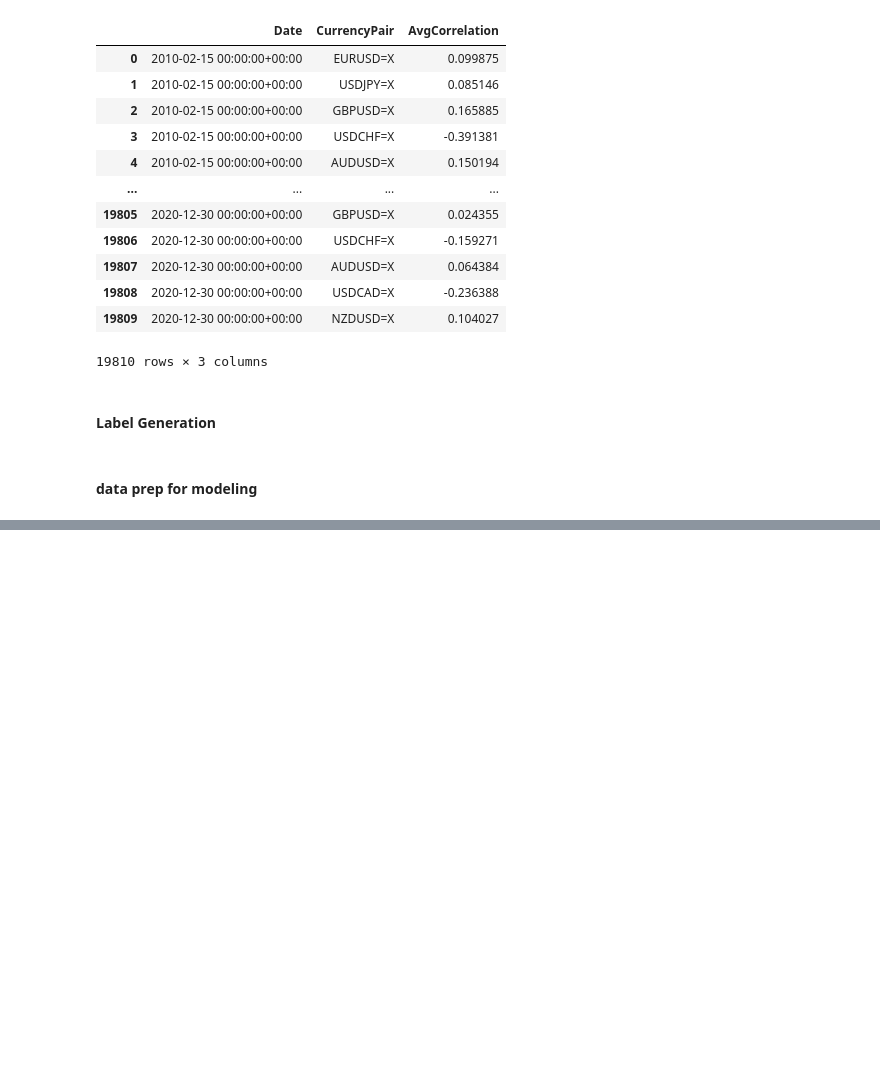
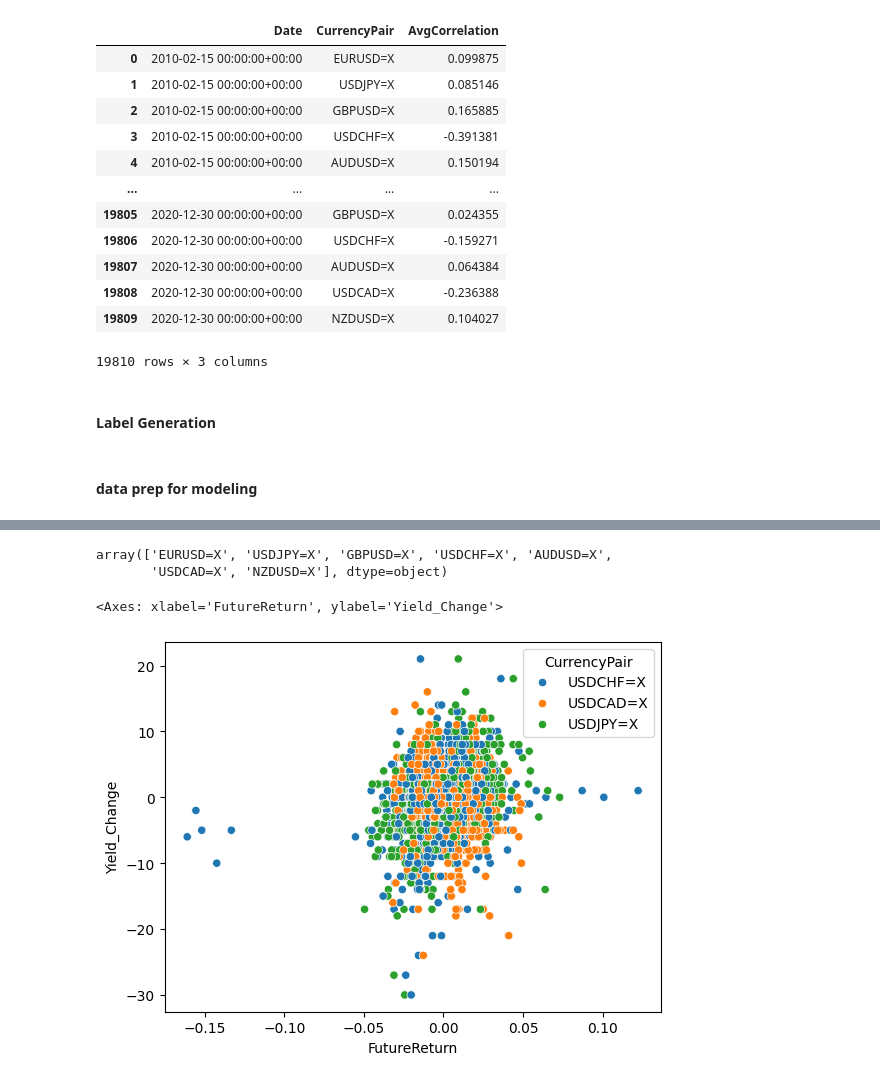
Before and after one commit to charliewarburton/feature_engineering, a Jupyter notebook: strat dev 8 - feature (static) predictive long-short.ipynb, the cells around one changed output, grey strips where cells are left out. Cells and saved outputs as stored; diff of their text form; code cells hidden in the pictures; blank space fills up the shorter version.

```diff
--- a/strat dev 8 - feature (static) predictive long-short.ipynb
+++ b/strat dev 8 - feature (static) predictive long-short.ipynb
@@ -328,0 +394,21 @@ features_all_pairs.head(5)
+# %%
+features_all_pairs["CurrencyPair"].unique()
+# %% [output]
+array(['EURUSD=X', 'USDJPY=X', 'GBPUSD=X', 'USDCHF=X', 'AUDUSD=X',
+       'USDCAD=X', 'NZDUSD=X'], dtype=object)
+# %%
+# USD pair analysis
+usd_pairs = ['USDJPY=X', 'USDCHF=X', 'USDCAD=X']
+usd_features = features_all_pairs[features_all_pairs['CurrencyPair'].isin(usd_pairs)]
+
+trade_usd_features = usd_features[(usd_features['Label'] == 1) | (usd_features['Label'] == -1)]
+
+sns.scatterplot(x='FutureReturn', y='Yield_Change', data=trade_usd_features, hue='CurrencyPair')
+
+# Linear regression
+# from sklearn.linear_model import LinearRegression
+
+# LinearRegression
+# %% [output]
+<Axes: xlabel='FutureReturn', ylabel='Yield_Change'>
+[figure, added]
```
Also changed, not shown: parts of 11 cells of this notebook.
